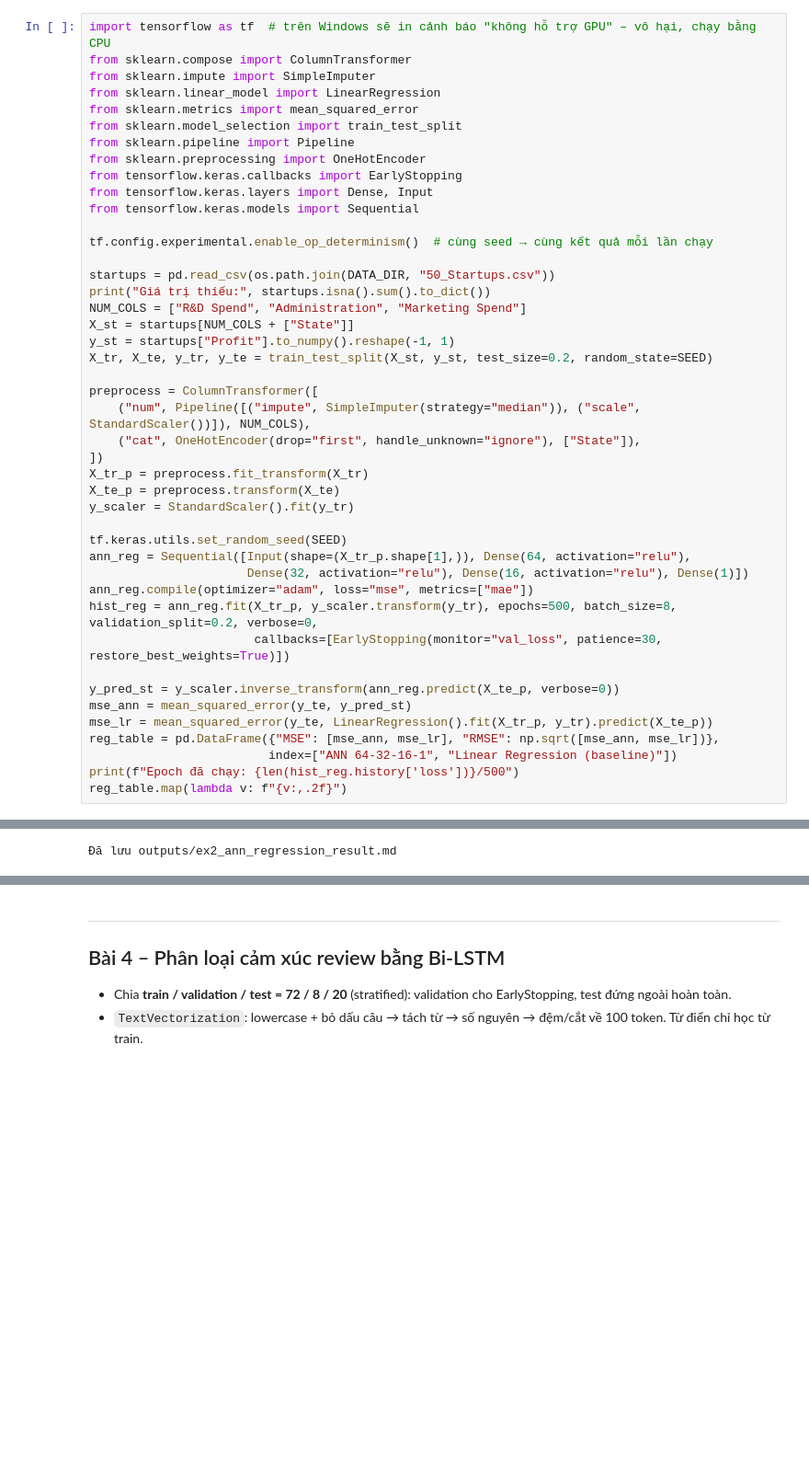
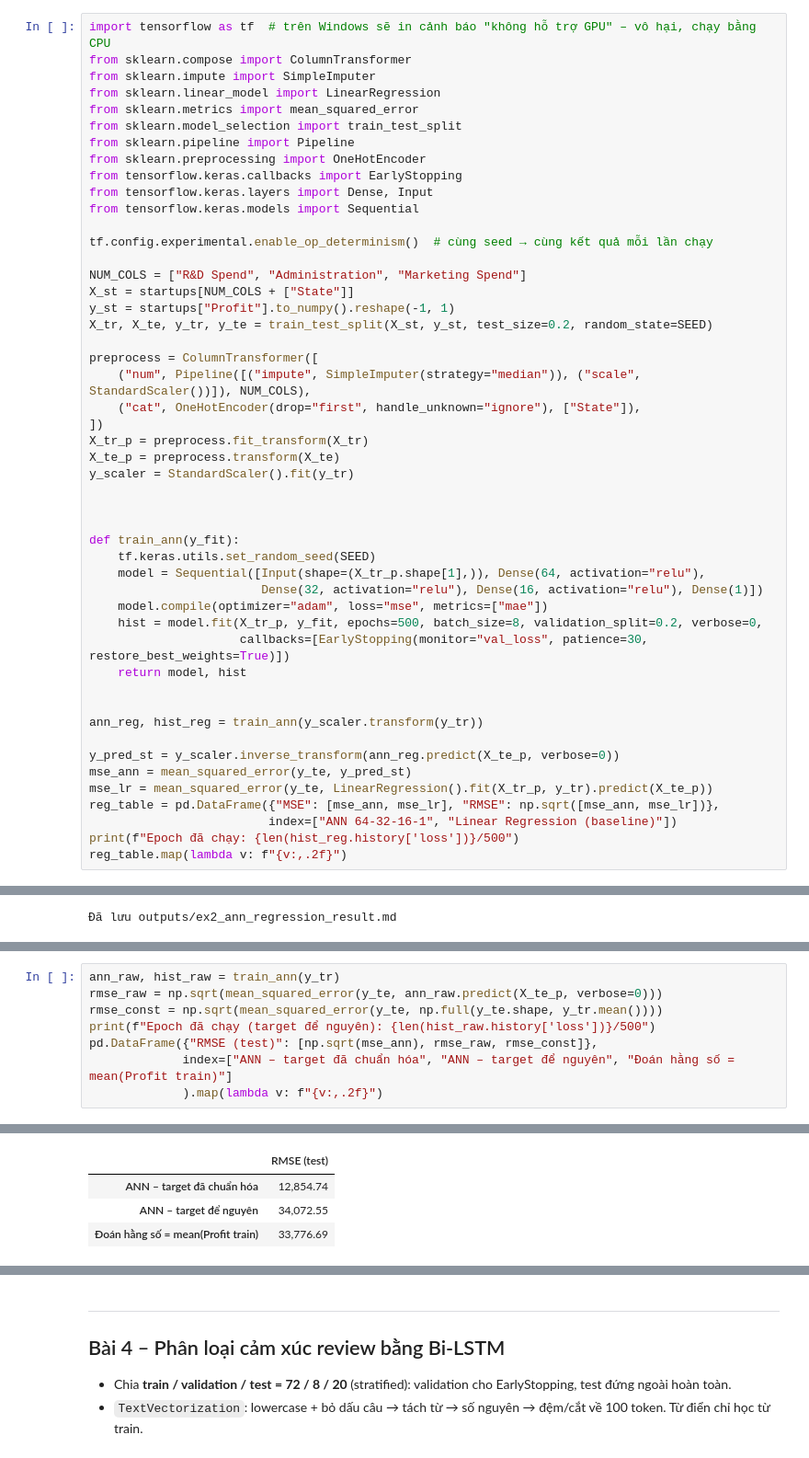
Before and after one commit to TranHoangDatSC/Data-Analysis-Laboratory, a Jupyter notebook: Machine-Learning/Lab03-Final-Clustering-ANN-LSTM/lab03_clustering_ann_lstm.ipynb, the cells around one changed output, grey strips where cells are left out. Shown at 92% size. Saved outputs shown, nothing was run; the diff lists cells and outputs as text; blank space fills up the shorter version.

```diff
--- a/Machine-Learning/Lab03-Final-Clustering-ANN-LSTM/lab03_clustering_ann_lstm.ipynb
+++ b/Machine-Learning/Lab03-Final-Clustering-ANN-LSTM/lab03_clustering_ann_lstm.ipynb
@@ -161,8 +229,6 @@ from tensorflow.keras.models import Sequential
 
 tf.config.experimental.enable_op_determinism()  # cùng seed → cùng kết quả mỗi lần chạy
 
-startups = pd.read_csv(os.path.join(DATA_DIR, "50_Startups.csv"))
-print("Giá trị thiếu:", startups.isna().sum().to_dict())
 NUM_COLS = ["R&D Spend", "Administration", "Marketing Spend"]
 X_st = startups[NUM_COLS + ["State"]]
 y_st = startups["Profit"].to_numpy().reshape(-1, 1)
@@ -176,12 +242,19 @@ X_tr_p = preprocess.fit_transform(X_tr)
 X_te_p = preprocess.transform(X_te)
 y_scaler = StandardScaler().fit(y_tr)
 
-tf.keras.utils.set_random_seed(SEED)
-ann_reg = Sequential([Input(shape=(X_tr_p.shape[1],)), Dense(64, activation="relu"),
-                      Dense(32, activation="relu"), Dense(16, activation="relu"), Dense(1)])
-ann_reg.compile(optimizer="adam", loss="mse", metrics=["mae"])
-hist_reg = ann_reg.fit(X_tr_p, y_scaler.transform(y_tr), epochs=500, batch_size=8, validation_split=0.2, verbose=0,
-                       callbacks=[EarlyStopping(monitor="val_loss", patience=30, restore_best_weights=True)])
+
+
+def train_ann(y_fit):
+    tf.keras.utils.set_random_seed(SEED)
+    model = Sequential([Input(shape=(X_tr_p.shape[1],)), Dense(64, activation="relu"),
+                        Dense(32, activation="relu"), Dense(16, activation="relu"), Dense(1)])
+    model.compile(optimizer="adam", loss="mse", metrics=["mae"])
+    hist = model.fit(X_tr_p, y_fit, epochs=500, batch_size=8, validation_split=0.2, verbose=0,
+                     callbacks=[EarlyStopping(monitor="val_loss", patience=30, restore_best_weights=True)])
+    return model, hist
+
+
+ann_reg, hist_reg = train_ann(y_scaler.transform(y_tr))
 
 y_pred_st = y_scaler.inverse_transform(ann_reg.predict(X_te_p, verbose=0))
 mse_ann = mean_squared_error(y_te, y_pred_st)
@@ -211,0 +290,9 @@ write_report("ex2_ann_regression_result.md",
+# %%
+ann_raw, hist_raw = train_ann(y_tr)
+rmse_raw = np.sqrt(mean_squared_error(y_te, ann_raw.predict(X_te_p, verbose=0)))
+rmse_const = np.sqrt(mean_squared_error(y_te, np.full(y_te.shape, y_tr.mean())))
+print(f"Epoch đã chạy (target để nguyên): {len(hist_raw.history['loss'])}/500")
+pd.DataFrame({"RMSE (test)": [np.sqrt(mse_ann), rmse_raw, rmse_const]},
+             index=["ANN – target đã chuẩn hóa", "ANN – target để nguyên", "Đoán hằng số = mean(Profit train)"]
+             ).map(lambda v: f"{v:,.2f}")
+# %% [output]
@@ -211,0 +300,4 @@ write_report("ex2_ann_regression_result.md",
+|  | RMSE (test) |
+| ANN – target đã chuẩn hóa | 12,854.74 |
+| ANN – target để nguyên | 34,072.55 |
+| Đoán hằng số = mean(Profit train) | 33,776.69 |
```
Also changed, not shown: parts of 23 cells of this notebook, 3 other files.
